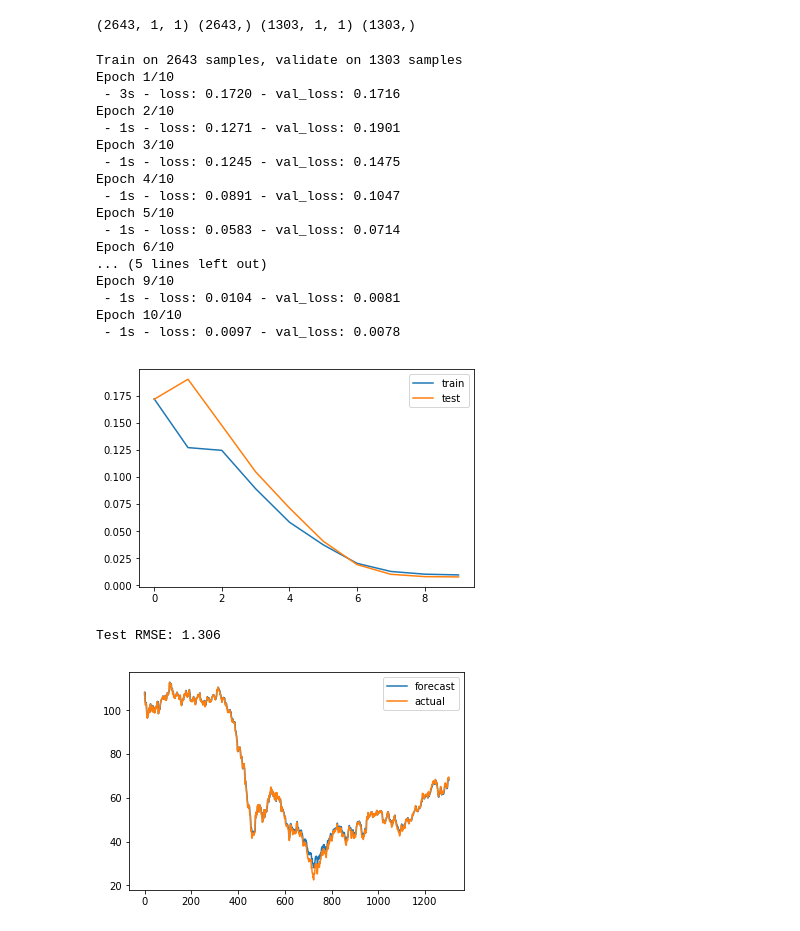
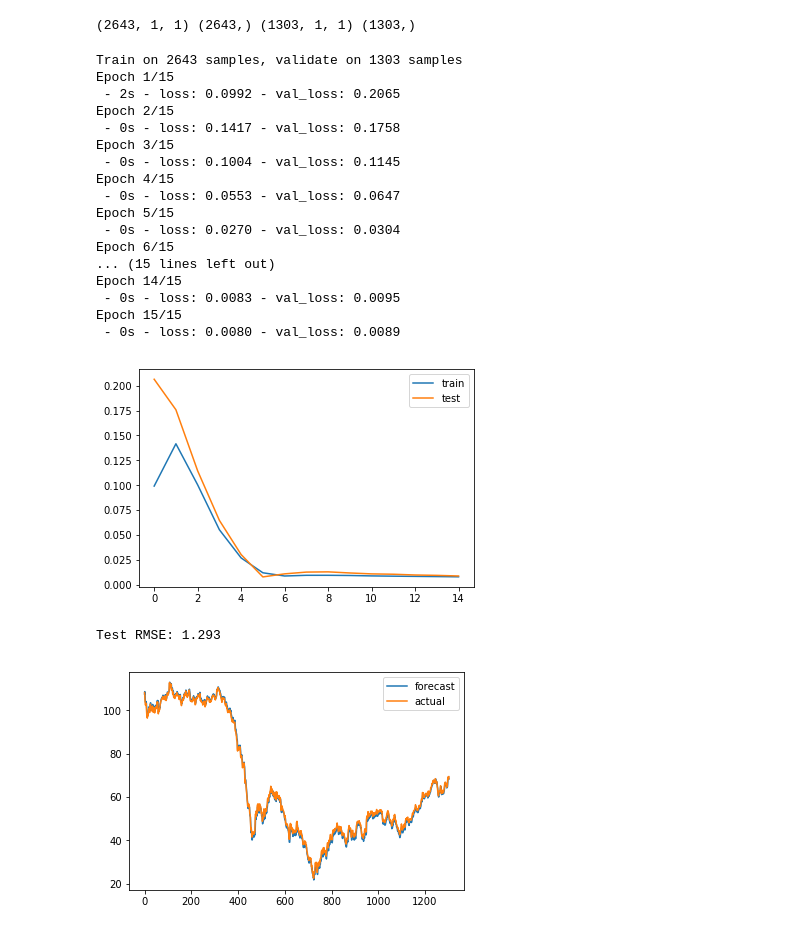
Before and after one commit to pszkilnyk/skittles, a Jupyter notebook: O1.ipynb, the cells around one changed output. Drawn from its saved outputs; the diff is of its cells as text; code cells hidden in the pictures.

```diff
--- a/O1.ipynb
+++ b/O1.ipynb
@@ -86,35 +86,35 @@ print(train_X.shape, train_y.shape, test_X.shape, test_y.shape)
 # %%
 # LSTM network
 model = Sequential()
 model.add(LSTM(2, input_shape=(train_X.shape[1], train_X.shape[2])))
 model.add(Dense(1))
 model.compile(loss='mae', optimizer='adam')
 # fit network
-history = model.fit(train_X, train_y, epochs=10, batch_size=10, validation_data=(test_X, test_y), verbose=2, shuffle=False)
+history = model.fit(train_X, train_y, epochs=15, batch_size=10, validation_data=(test_X, test_y), verbose=2, shuffle=False)
 # plot history
 pyplot.plot(history.history['loss'], label='train')
 pyplot.plot(history.history['val_loss'], label='test')
 pyplot.legend()
 pyplot.show()
 # %% [output]
 Train on 2643 samples, validate on 1303 samples
-Epoch 1/10
- - 3s - loss: 0.1720 - val_loss: 0.1716
-Epoch 2/10
- - 1s - loss: 0.1271 - val_loss: 0.1901
-Epoch 3/10
- - 1s - loss: 0.1245 - val_loss: 0.1475
-Epoch 4/10
- - 1s - loss: 0.0891 - val_loss: 0.1047
-Epoch 5/10
- - 1s - loss: 0.0583 - val_loss: 0.0714
-Epoch 6/10
-... (5 lines left out)
-Epoch 9/10
- - 1s - loss: 0.0104 - val_loss: 0.0081
-Epoch 10/10
- - 1s - loss: 0.0097 - val_loss: 0.0078
+Epoch 1/15
+ - 2s - loss: 0.0992 - val_loss: 0.2065
+Epoch 2/15
+ - 0s - loss: 0.1417 - val_loss: 0.1758
+Epoch 3/15
+ - 0s - loss: 0.1004 - val_loss: 0.1145
+Epoch 4/15
+ - 0s - loss: 0.0553 - val_loss: 0.0647
+Epoch 5/15
+ - 0s - loss: 0.0270 - val_loss: 0.0304
+Epoch 6/15
+... (15 lines left out)
+Epoch 14/15
+ - 0s - loss: 0.0083 - val_loss: 0.0095
+Epoch 15/15
+ - 0s - loss: 0.0080 - val_loss: 0.0089
-[figure, old version]
+[figure, new version]
 # %%
 # make a prediction
 yhat = model.predict(test_X)
@@ -132,7 +132,7 @@ inv_y = inv_y[:,0]
 rmse = sqrt(mean_squared_error(inv_y, inv_yhat))
 print('Test RMSE: %.3f' % rmse)
 # %% [output]
-Test RMSE: 1.306
+Test RMSE: 1.293
 # %%
 # plot for test
 pyplot.plot(inv_yhat, label='forecast')
@@ -140,4 +140,4 @@ pyplot.plot(inv_y, label='actual')
 pyplot.legend()
 pyplot.show()
 # %% [output]
-[figure, old version]
+[figure, new version]
```
Also changed, not shown: 3 other files.
